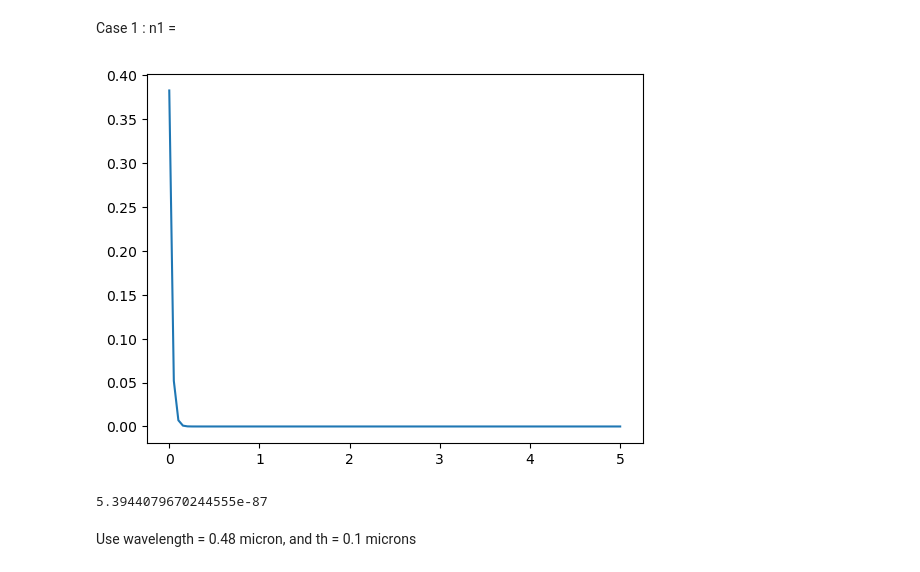
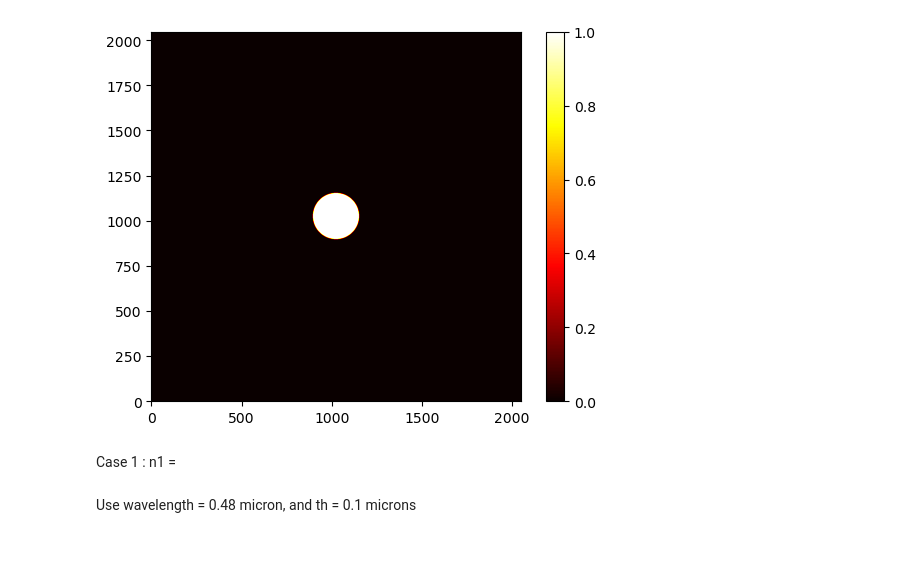
Before and after one commit to nihardalal/PSFSim, a Jupyter notebook: test_filter_detector_properties.ipynb, the cells around one changed output. Cells and saved outputs as stored; diff of their text form; code cells hidden in the pictures.

```diff
--- a/test_filter_detector_properties.ipynb
+++ b/test_filter_detector_properties.ipynb
@@ -179,12 +172,16 @@ KeyboardInterrupt:
+# %%
+Intensity_2D = np.zeros((2048, 2048), dtype=np.float64)
+ONes = np.ones((2048,2048),dtype=np.float64)
+mask = ux**2 + uy**2 <= 1./64
+Intensity_2D[mask] = ONes[mask]
+
+plt.imshow(Intensity_2D, origin='lower', cmap='hot')
+plt.colorbar()
+plt.show()
+# %% [output]
+[figure, added]
 # %% [markdown]
 Case 1 : n1 =
-# %%
-plt.plot(zp[:], Intensity[1024, 1024, :])
-plt.show()
-print(Intensity[1024, 1024, -1])
-# %% [output]
-[figure, removed]
-5.3944079670244555e-87
 # %%
 x_minus = (-1)**np.array(range(2048))
 ph = np.outer(x_minus, x_minus)
```
Also changed, not shown: parts of 6 cells of this notebook, 4 other files.
